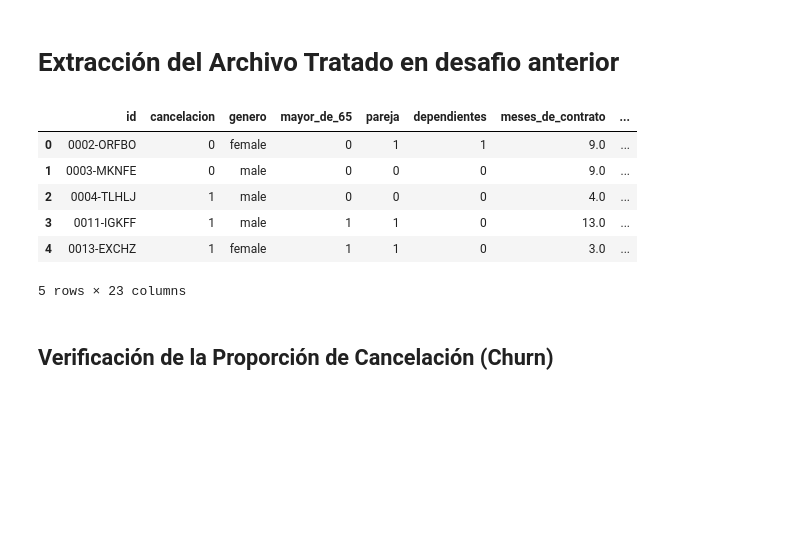
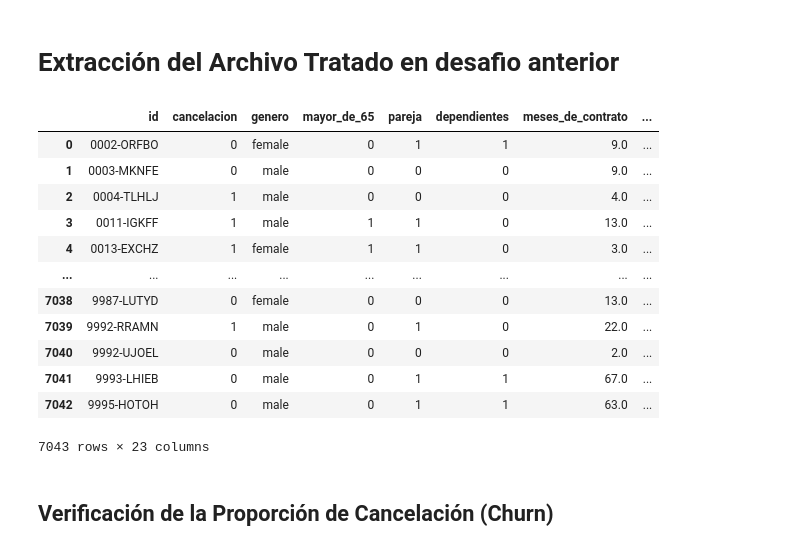
Before and after one commit to arnaldourbina/desafio_telecom_x_2, a Jupyter notebook: Desafio_TelecomX2.ipynb, the cells around one changed output. Drawn from its saved outputs; the diff is of its cells as text; code cells hidden in the pictures; blank space fills up the shorter version.

```diff
--- a/Desafio_TelecomX2.ipynb
+++ b/Desafio_TelecomX2.ipynb
@@ -10,15 +10,21 @@ import matplotlib.pyplot as plt
 import seaborn as sns
 # %%
 df_telecom2 = pd.read_csv('/content/data_telecom_x2.csv')
-df_telecom2.head()
+df_telecom2
 # %% [output]
 |  | id | cancelacion | genero | mayor_de_65 | pareja | dependientes | meses_de_contrato | ... |
 | 0 | 0002-ORFBO | 0 | female | 0 | 1 | 1 | 9.0 | ... |
 | 1 | 0003-MKNFE | 0 | male | 0 | 0 | 0 | 9.0 | ... |
 | 2 | 0004-TLHLJ | 1 | male | 0 | 0 | 0 | 4.0 | ... |
 | 3 | 0011-IGKFF | 1 | male | 1 | 1 | 0 | 13.0 | ... |
 | 4 | 0013-EXCHZ | 1 | female | 1 | 1 | 0 | 3.0 | ... |
+| ... | ... | ... | ... | ... | ... | ... | ... | ... |
+| 7038 | 9987-LUTYD | 0 | female | 0 | 0 | 0 | 13.0 | ... |
+| 7039 | 9992-RRAMN | 1 | male | 0 | 1 | 0 | 22.0 | ... |
+| 7040 | 9992-UJOEL | 0 | male | 0 | 0 | 0 | 2.0 | ... |
+| 7041 | 9993-LHIEB | 0 | male | 0 | 1 | 1 | 67.0 | ... |
+| 7042 | 9995-HOTOH | 0 | male | 0 | 1 | 1 | 63.0 | ... |
-5 rows × 23 columns
+7043 rows × 23 columns
 # %% [markdown]
 ## Verificación de la Proporción de Cancelación (Churn)
 # %% [markdown]
```
Also changed, not shown: parts of 22 cells of this notebook.
